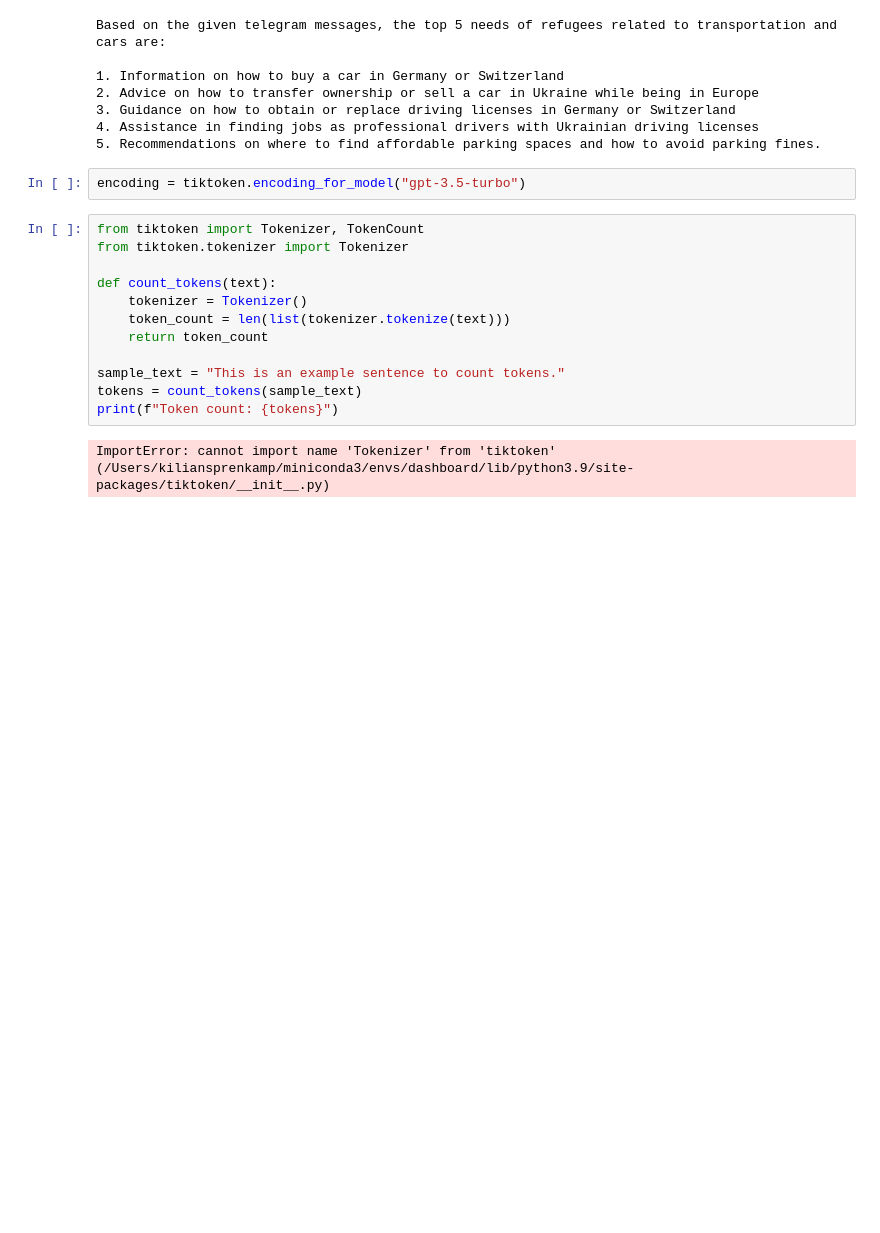
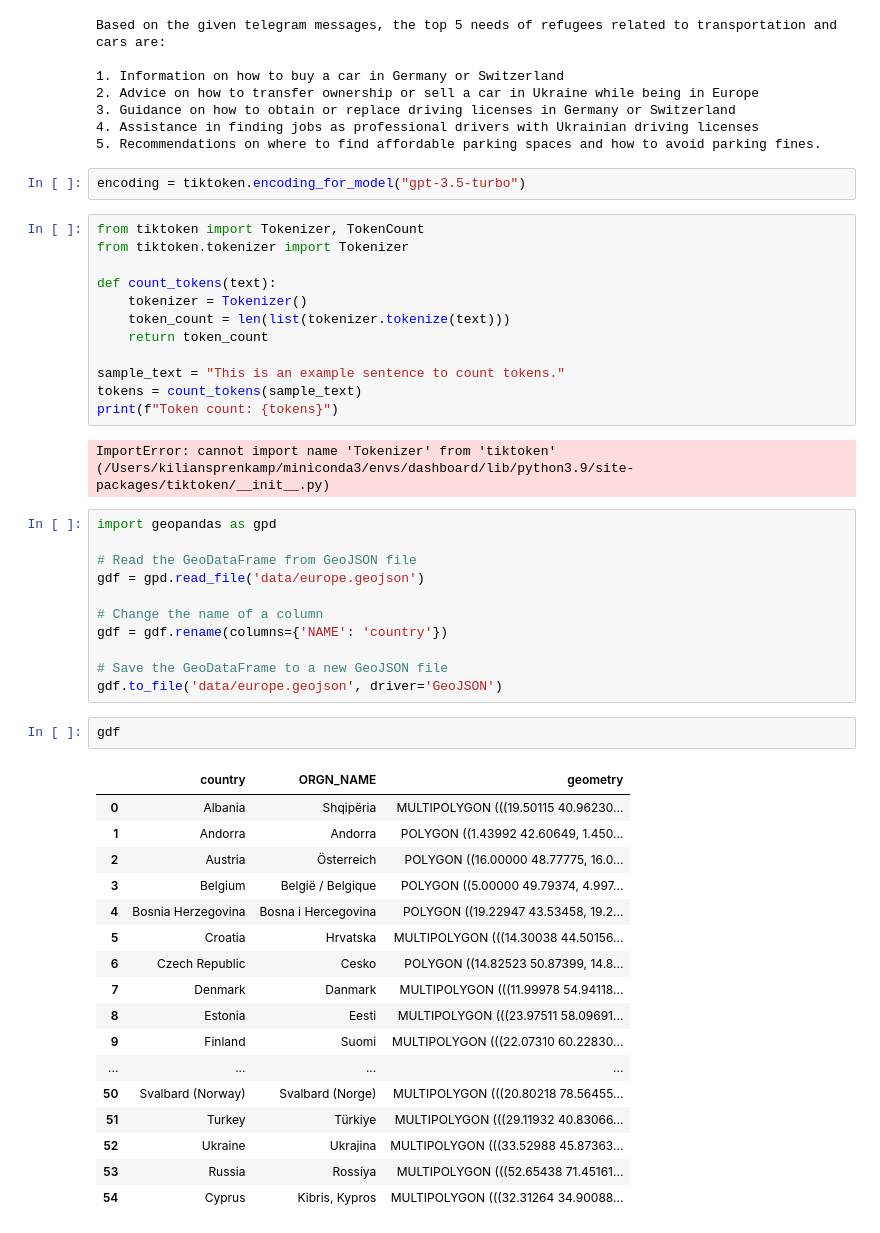
Before and after one commit to sprenkamp/DACH_refugee_streamlit, a Jupyter notebook: testing.ipynb, the cells around one changed output. Cells and saved outputs as stored; diff of their text form; blank space fills up the shorter version.

```diff
--- a/testing.ipynb
+++ b/testing.ipynb
@@ -178,3 +178,34 @@ tokens = count_tokens(sample_text)
 print(f"Token count: {tokens}")
 # %% [output]
 ImportError: cannot import name 'Tokenizer' from 'tiktoken' (/Users/kiliansprenkamp/miniconda3/envs/dashboard/lib/python3.9/site-packages/tiktoken/__init__.py)
+# %%
+import geopandas as gpd
+
+# Read the GeoDataFrame from GeoJSON file
+gdf = gpd.read_file('data/europe.geojson')
+
+# Change the name of a column
+gdf = gdf.rename(columns={'NAME': 'country'})
+
+# Save the GeoDataFrame to a new GeoJSON file
+gdf.to_file('data/europe.geojson', driver='GeoJSON')
+# %%
+gdf
+# %% [output]
+|  | country | ORGN_NAME | geometry |
+| 0 | Albania | Shqipëria | MULTIPOLYGON (((19.50115 40.96230... |
+| 1 | Andorra | Andorra | POLYGON ((1.43992 42.60649, 1.450... |
+| 2 | Austria | Österreich | POLYGON ((16.00000 48.77775, 16.0... |
+| 3 | Belgium | België / Belgique | POLYGON ((5.00000 49.79374, 4.997... |
+| 4 | Bosnia Herzegovina | Bosna i Hercegovina | POLYGON ((19.22947 43.53458, 19.2... |
+| 5 | Croatia | Hrvatska | MULTIPOLYGON (((14.30038 44.50156... |
+| 6 | Czech Republic | Cesko | POLYGON ((14.82523 50.87399, 14.8... |
+| 7 | Denmark | Danmark | MULTIPOLYGON (((11.99978 54.94118... |
+| 8 | Estonia | Eesti | MULTIPOLYGON (((23.97511 58.09691... |
+| 9 | Finland | Suomi | MULTIPOLYGON (((22.07310 60.22830... |
+| ... | ... | ... | ... |
+| 50 | Svalbard (Norway) | Svalbard (Norge) | MULTIPOLYGON (((20.80218 78.56455... |
+| 51 | Turkey | Türkiye | MULTIPOLYGON (((29.11932 40.83066... |
+| 52 | Ukraine | Ukrajina | MULTIPOLYGON (((33.52988 45.87363... |
+| 53 | Russia | Rossíya | MULTIPOLYGON (((52.65438 71.45161... |
+| 54 | Cyprus | Kibris, Kypros | MULTIPOLYGON (((32.31264 34.90088... |
```
Also changed, not shown: 3 other files.
